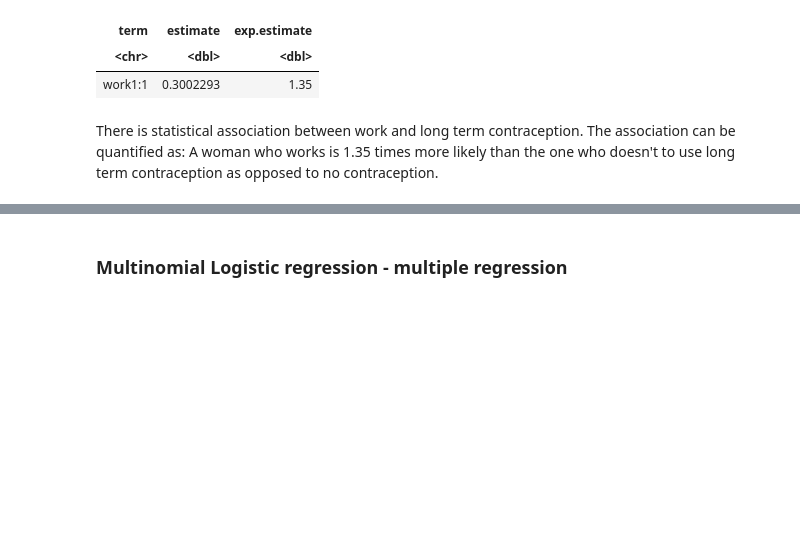
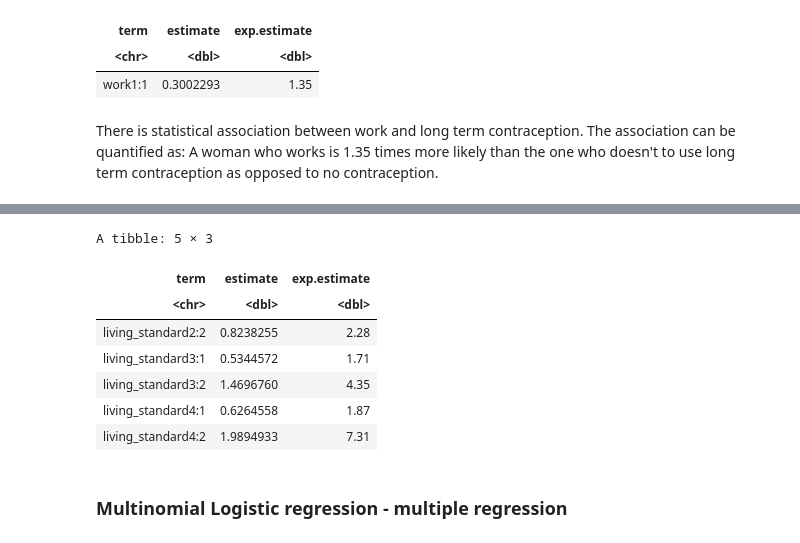
Before and after one commit to qurat-azim/contraceptive_methods_analysis, a Jupyter notebook: src/multinomial_inference.ipynb, the cells around one changed output, grey strips where cells are left out. Drawn from its saved outputs; the diff is of its cells as text; code cells hidden in the pictures; blank space fills up the shorter version.

```diff
--- a/src/multinomial_inference.ipynb
+++ b/src/multinomial_inference.ipynb
@@ -279,3 +301,14 @@ There is statistical association between work and long term contraception. The a
+# %%
+tibble(summary_multinomial_model6[4:8, 1:2], exp.estimate = round(exp(summary_multinomial_model6[4:8, 2]), 2))
+# %% [output]
+A tibble: 5 × 3
+| term | estimate | exp.estimate |
+| <chr> | <dbl> | <dbl> |
+| living_standard2:2 | 0.8238255 | 2.28 |
+| living_standard3:1 | 0.5344572 | 1.71 |
+| living_standard3:2 | 1.4696760 | 4.35 |
+| living_standard4:1 | 0.6264558 | 1.87 |
+| living_standard4:2 | 1.9894933 | 7.31 |
 # %% [markdown]
 ### Multinomial Logistic regression - multiple regression
 # %% [markdown]
```
Also changed, not shown: parts of 3 cells of this notebook, 15 other files.
